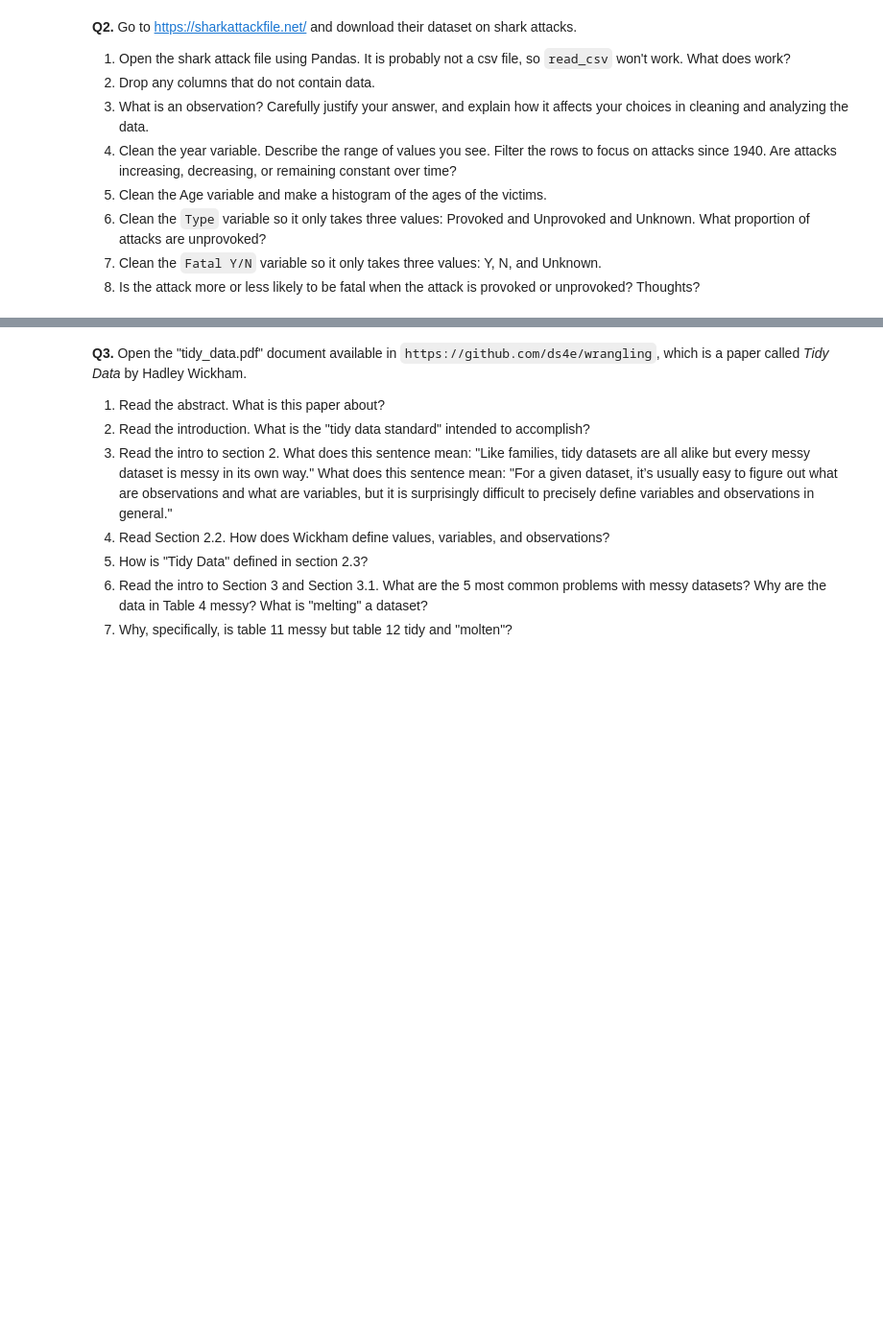
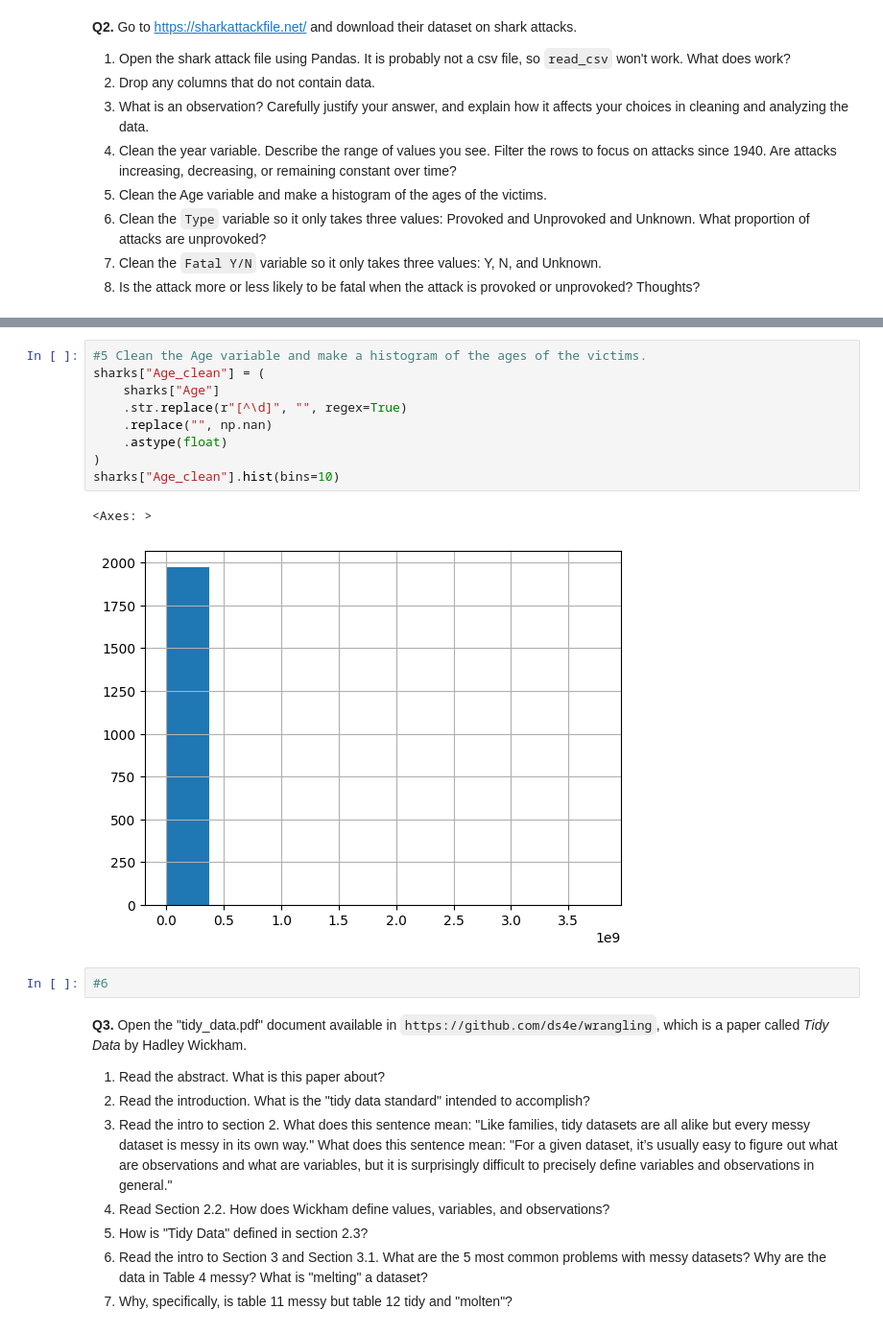
Before and after one commit to Elizabethav03/My_undergrad_ml_assignments, a Jupyter notebook: 01_assignment_wrangling_and_eda.ipynb, the cells around one changed output, grey strips where cells are left out. Shown at 96% size. Saved outputs shown, nothing was run; the diff lists cells and outputs as text; blank space fills up the shorter version.

```diff
--- a/01_assignment_wrangling_and_eda.ipynb
+++ b/01_assignment_wrangling_and_eda.ipynb
@@ -63,3 +164,17 @@ df = pd.read_csv('data/airbnb_NYC.csv', encoding='latin1')
+# %%
+#5 Clean the Age variable and make a histogram of the ages of the victims.
+sharks["Age_clean"] = (
+    sharks["Age"]
+    .str.replace(r"[^\d]", "", regex=True)
+    .replace("", np.nan)
+    .astype(float)
+)
+sharks["Age_clean"].hist(bins=10)
+# %% [output]
+<Axes: >
+[figure, added]
+# %%
+#6
 # %% [markdown]
 **Q3.** Open the "tidy_data.pdf" document available in `https://github.com/ds4e/wrangling`, which is a paper called *Tidy Data* by Hadley Wickham.
 
```
Also changed, not shown: parts of 16 cells of this notebook.
